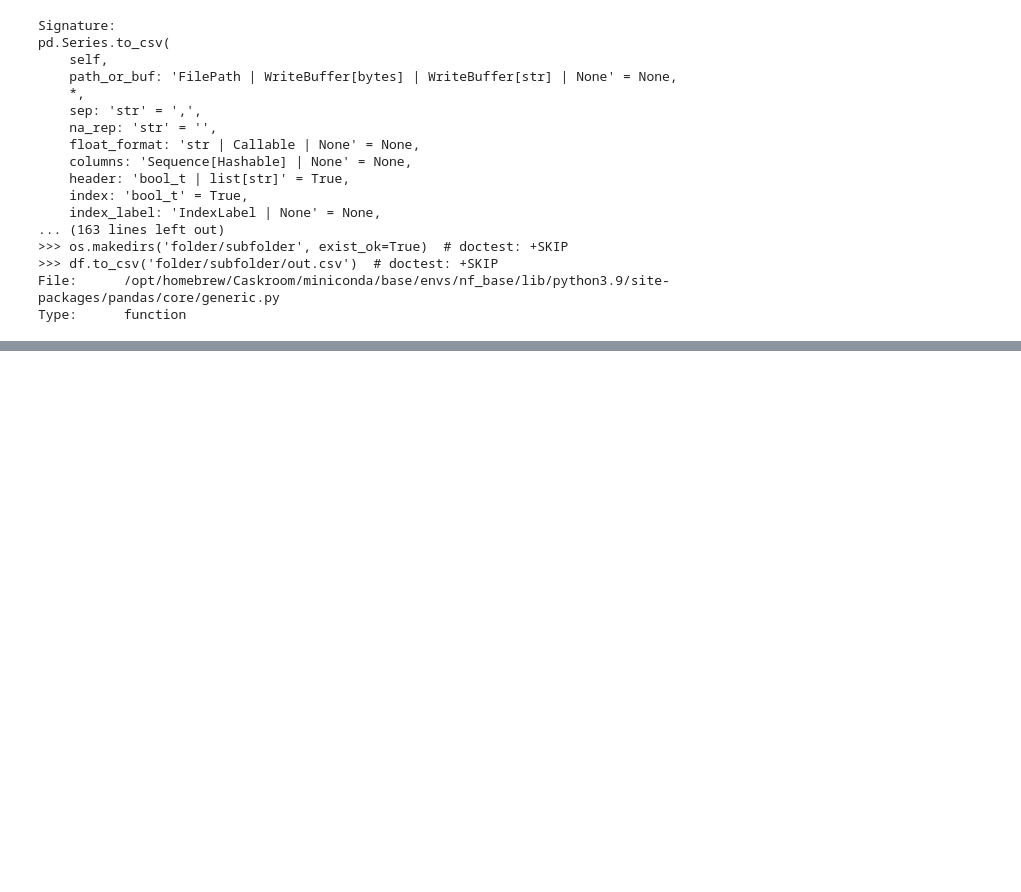
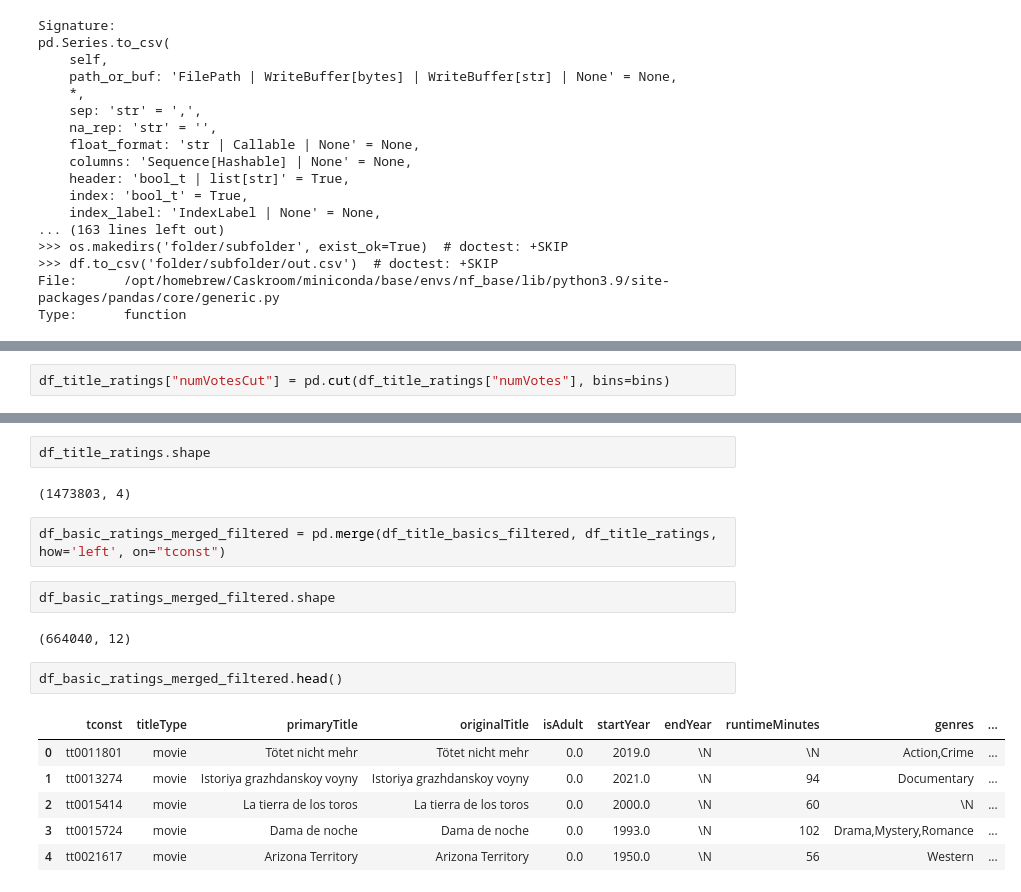
Before and after one commit to tk87-hono/data_analytics_24_4-Capstone_Movie_Group, a Jupyter notebook: first_filtering.ipynb, the cells around one changed output, grey strips where cells are left out. Saved outputs shown, nothing was run; the diff lists cells and outputs as text; blank space fills up the shorter version.

```diff
--- a/first_filtering.ipynb
+++ b/first_filtering.ipynb
@@ -108,0 +165,2 @@ Type:      function
+# %%
+df_title_ratings["numVotesCut"] = pd.cut(df_title_ratings["numVotes"], bins=bins)
@@ -108,0 +179,19 @@ Type:      function
+# %%
+df_title_ratings.shape
+# %% [output]
+(1473803, 4)
+# %%
+df_basic_ratings_merged_filtered = pd.merge(df_title_basics_filtered, df_title_ratings, how='left', on="tconst")
+# %%
+df_basic_ratings_merged_filtered.shape
+# %% [output]
+(664040, 12)
+# %%
+df_basic_ratings_merged_filtered.head()
+# %% [output]
+|  | tconst | titleType | primaryTitle | originalTitle | isAdult | startYear | endYear | runtimeMinutes | genres | ... |
+| 0 | tt0011801 | movie | Tötet nicht mehr | Tötet nicht mehr | 0.0 | 2019.0 | \N | \N | Action,Crime | ... |
+| 1 | tt0013274 | movie | Istoriya grazhdanskoy voyny | Istoriya grazhdanskoy voyny | 0.0 | 2021.0 | \N | 94 | Documentary | ... |
+| 2 | tt0015414 | movie | La tierra de los toros | La tierra de los toros | 0.0 | 2000.0 | \N | 60 | \N | ... |
+| 3 | tt0015724 | movie | Dama de noche | Dama de noche | 0.0 | 1993.0 | \N | 102 | Drama,Mystery,Romance | ... |
+| 4 | tt0021617 | movie | Arizona Territory | Arizona Territory | 0.0 | 1950.0 | \N | 56 | Western | ... |
```
Also changed, not shown: parts of 12 cells of this notebook, 3 other files.
